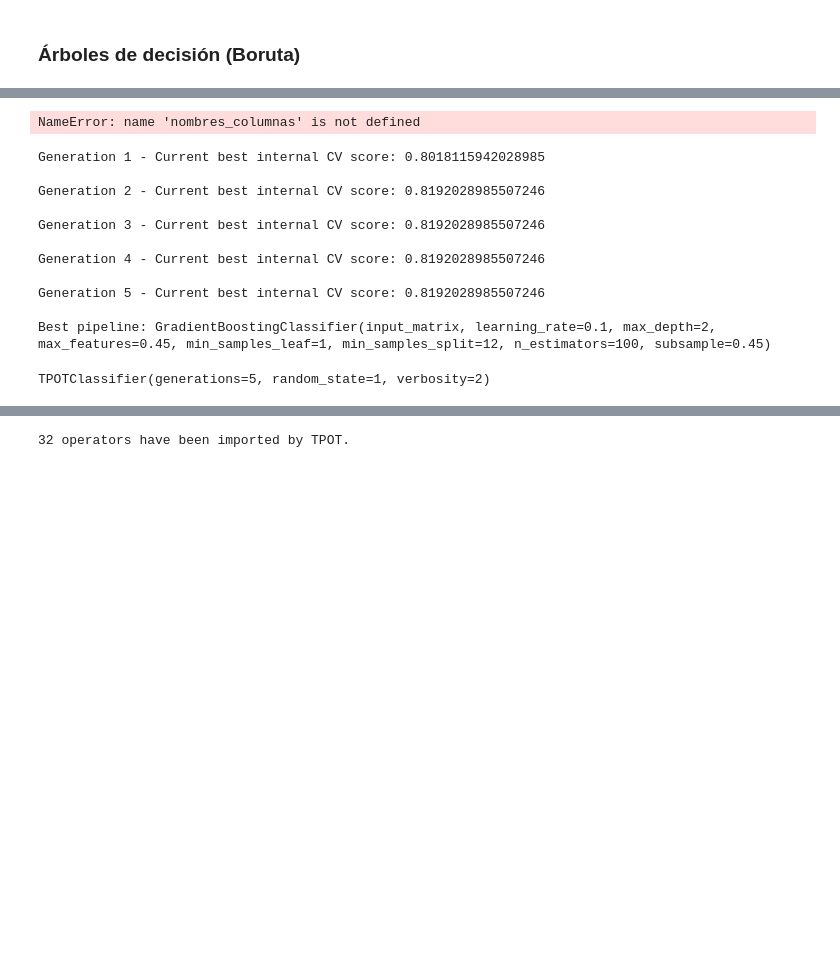
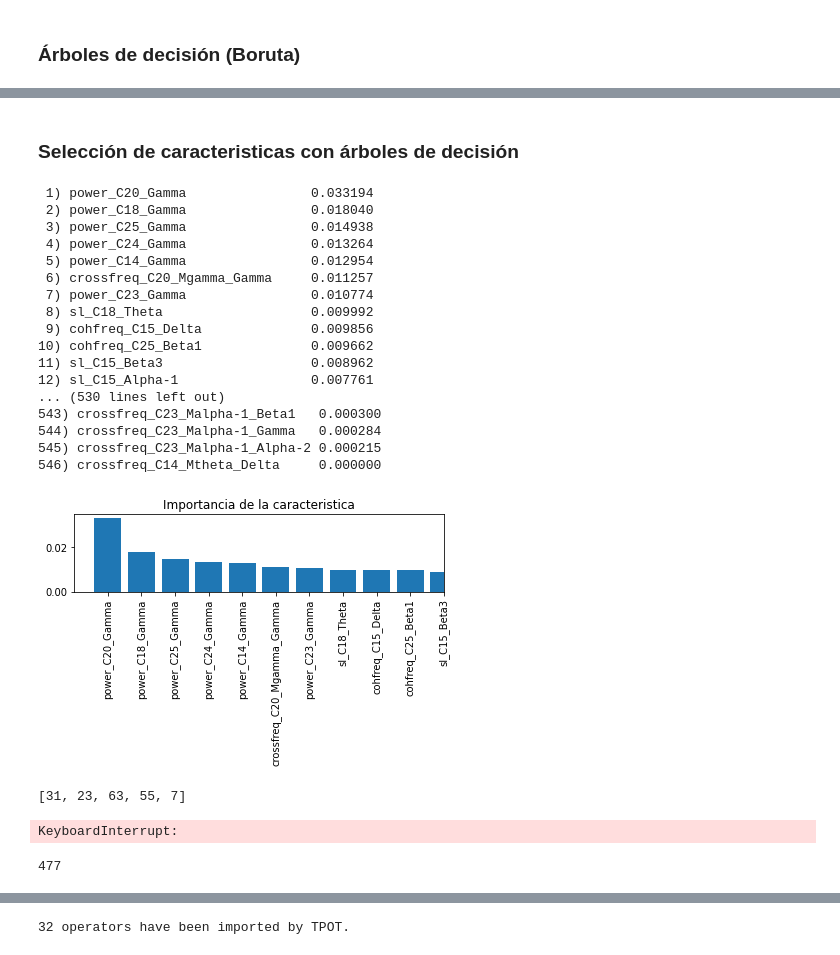
Before and after one commit to imEag/ML_Harmonization_Project, a Jupyter notebook: Manipulacion- Rois-Componentes de todas las DB/ML_models.ipynb, the cells around one changed output, grey strips where cells are left out. Cells and saved outputs as stored; diff of their text form; code cells hidden in the pictures; blank space fills up the shorter version.

Commit message:
implementación validación carcateristica por caracteristica

```diff
--- a/Manipulacion- Rois-Componentes de todas las DB/ML_models.ipynb
+++ b/Manipulacion- Rois-Componentes de todas las DB/ML_models.ipynb
@@ -364,45 +523,87 @@ plt.show()
+# %% [markdown]
+### Selección de caracteristicas con árboles de decisión
 # %%
-forestclf.fit(X_train, y_train)
-features_scores = forestclf.feature_importances_
+nombres_columnas = data.columns[:-1]
+best_selected.fit(X_train, y_train)
+features_scores = best_selected.feature_importances_
 features_scores
 index = np.argsort(features_scores)[::-1]
-
+sorted_names = []
 
 for f in range(X_train.shape[1]):
 
+    sorted_names.append(nombres_columnas[index[f]])
     print("%2d) %-*s %f" % (f + 1, 30,
                         nombres_columnas[index[f]],
                         features_scores[index[f]]))
 
 plt.title('Importancia de la caracteristica')
 
 plt.bar(range(X_train.shape[1]),
     features_scores[index],
     align='center')
 
 plt.xticks(range(X_train.shape[1]),
     nombres_columnas[index],
     rotation=90)
 
 plt.xlim([-1, 10])
 
 plt.tight_layout()
 
 plt.show()
 # %% [output]
-NameError: name 'nombres_columnas' is not defined
+ 1) power_C20_Gamma                0.033194
+ 2) power_C18_Gamma                0.018040
+ 3) power_C25_Gamma                0.014938
+ 4) power_C24_Gamma                0.013264
+ 5) power_C14_Gamma                0.012954
+ 6) crossfreq_C20_Mgamma_Gamma     0.011257
+ 7) power_C23_Gamma                0.010774
+ 8) sl_C18_Theta                   0.009992
+ 9) cohfreq_C15_Delta              0.009856
+10) cohfreq_C25_Beta1              0.009662
+11) sl_C15_Beta3                   0.008962
+12) sl_C15_Alpha-1                 0.007761
+... (530 lines left out)
+543) crossfreq_C23_Malpha-1_Beta1   0.000300
+544) crossfreq_C23_Malpha-1_Gamma   0.000284
+545) crossfreq_C23_Malpha-1_Alpha-2 0.000215
+546) crossfreq_C14_Mtheta_Delta     0.000000
+[figure, added]
-# %%
-pipeline_optimizer.fit(X_transform, y_train)
-# %% [output]
-Generation 1 - Current best internal CV score: 0.8018115942028985
-
-Generation 2 - Current best internal CV score: 0.8192028985507246
-
-Generation 3 - Current best internal CV score: 0.8192028985507246
-
-Generation 4 - Current best internal CV score: 0.8192028985507246
-
-Generation 5 - Current best internal CV score: 0.8192028985507246
-
-Best pipeline: GradientBoostingClassifier(input_matrix, learning_rate=0.1, max_depth=2, max_features=0.45, min_samples_leaf=1, min_samples_split=12, n_estimators=100, subsample=0.45)
-TPOTClassifier(generations=5, random_state=1, verbosity=2)
+# %%
+top_5_features = [data.columns.get_loc(c) for c in sorted_names[:5]
+                 if c in data
+                 ]
+top_5_features
+# %% [output]
+[31, 23, 63, 55, 7]
+# %%
+acc_per_feature = []
+std_per_feature = []
+for index, feature_name in enumerate(sorted_names,start=1):
+
+    input_features_names = sorted_names[:index]
+    input_features_index = [data.columns.get_loc(c) for c
+                      in input_features_names if c in data]
+    best_selected.fit(X_train[:, input_features_index], y_train)
+    scores = cross_val_score(
+                        estimator=best_selected,
+                        X=X_train[:, input_features_index],
+                        y=y_train,
+                        cv=10,
+                        n_jobs=-1
+                        )
+    acc_per_feature.append(np.mean(scores))
+    std_per_feature.append(np.std(scores))
+
+plt.plot(
+        x=range(1,len(sorted_names)),
+        y=acc_per_feature
+        )
+# %% [output]
+KeyboardInterrupt:
+# %%
+len(acc_per_feature)
+# %% [output]
+477
```
Also changed, not shown: parts of 45 cells of this notebook.
